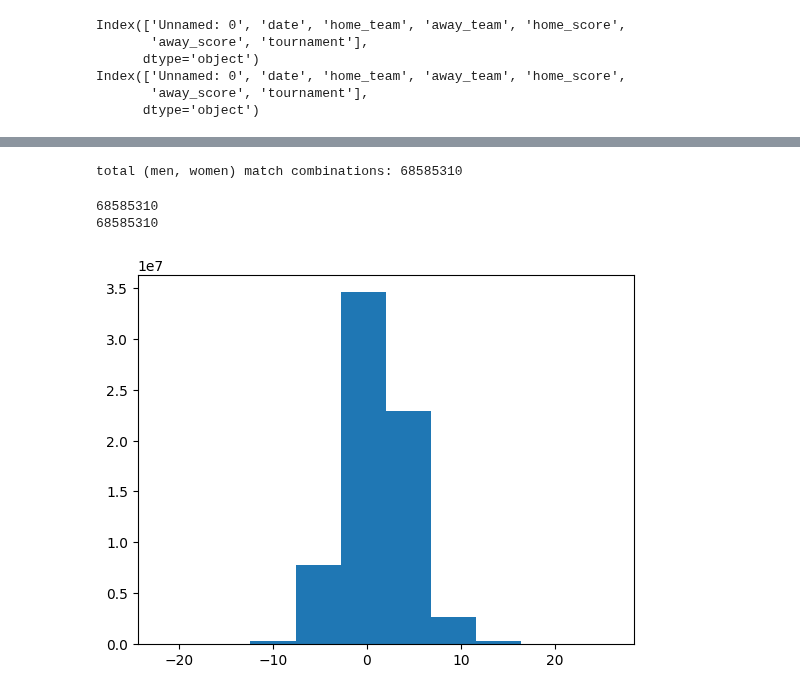
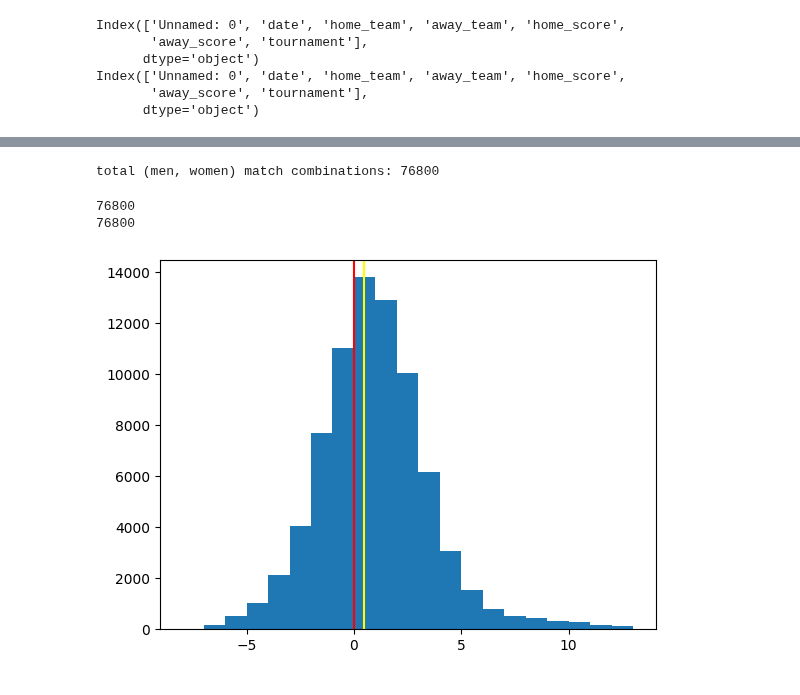
Before and after one commit to MichaelSzczepaniak/DataCamp, a Jupyter notebook: Tracks/Associate Data Scientist/31 Project 8 - Hypothesis Testing with Men's and Women's Soccer Matches/HypTestingPython.ipynb, the cells around one changed output, grey strips where cells are left out. Drawn from its saved outputs; the diff is of its cells as text; code cells hidden in the pictures.

Commit message:
finish fifa hypothesis testing project, update readme

```diff
--- a/Tracks/Associate Data Scientist/31 Project 8 - Hypothesis Testing with Men's and Women's Soccer Matches/HypTestingPython.ipynb
+++ b/Tracks/Associate Data Scientist/31 Project 8 - Hypothesis Testing with Men's and Women's Soccer Matches/HypTestingPython.ipynb
@@ -65,0 +98,6 @@ shape AFTER removing qualifier matches: (23009, 7)
+# %%
+# remove all rows of qualification matches
+print(f"shape BEFORE removing qualification matches: {df_all.shape}")
+df_all = df_all.loc[df_all['tournament'].isin(non_quals.index)].copy()
+print(f"shape AFTER removing qualification matches: {df_all.shape}")
+df_all.head()
@@ -65,0 +115,5 @@ shape AFTER removing qualifier matches: (23009, 7)
+# %%
+print(df_all["tournament"].value_counts()["FIFA World Cup"])  # 584
+df_all_fifa = df_all[df_all['tournament'] == "FIFA World Cup"].copy()  # avoids SettingWithCopyWarning 2 cells down
+print(df_all_fifa.shape)  # should be 584
+df_all_fifa["gender"].value_counts()  # not horribly lopsided...
@@ -66,9 +127,11 @@ shape AFTER removing qualifier matches: (23009, 7)
 # %%
 # add column of total goals scored needed for comparison
-df_all["total_goals"] = df_all['home_score'] + df_all['away_score']
+df_all_fifa["total_goals"] = df_all_fifa['home_score'] + df_all_fifa['away_score']
 
-print(df_all[df_all["gender"] == "men"].describe(), '\n')    # 19490
-print(df_all[df_all["gender"] == "women"].describe(), '\n')  #  3519
+print(df_all_fifa[df_all_fifa["gender"] == "men"].describe(), '\n')    # 384
+print(df_all_fifa[df_all_fifa["gender"] == "women"].describe(), '\n')  # 200
 
-df_all.head()
+# df_all_fifa.to_csv("./data/df_fifa.csv")
+
+df_all_fifa.head()
 # %% [output]
@@ -100,29 +197,37 @@ max      21.000000    24.000000    26.000000
 # %%
-total_men_women_match_combinations = 19490 * 3519
+total_men_women_match_combinations = 384 * 200
 print(f"total (men, women) match combinations: {total_men_women_match_combinations}")
 # %% [output]
-total (men, women) match combinations: 68585310
+total (men, women) match combinations: 76800
 # %%
-import matplotlib.pyplot as plt
 import itertools
+import numpy as np
+# Cartesian product of all men and women matches
 total_women_men_match_scores = tuple(
     itertools.product(
-        df_all[df_all["gender"] == "women"]['total_goals'],
-        df_all[df_all["gender"] == "men"]['total_goals']
+        df_all_fifa[df_all_fifa["gender"] == "women"]['total_goals'],
+        df_all_fifa[df_all_fifa["gender"] == "men"]['total_goals']
     )
 )
 
 score_diffs = [x[0] - x[1] for x in total_women_men_match_scores]
 
-print(len(total_men_women_match_scores))  # should be 68585310, check
-print(len(score_diffs))                   # should be 68585310, check
+bin_intervals = list(range(min(score_diffs), max(score_diffs)+1))
 
-# What the distribution of these diff look like?
+print(len(total_women_men_match_scores))  # should be 76800, check
+print(len(score_diffs))                   # should be 76800, check
+
+# What does the distribution of these diff look like?
 fig, ax = plt.subplots()
 ax.hist(score_diffs,
-        label="score diffs")
+        label="score diffs",
+        bins=bin_intervals)
+# add reference lines
+act_mean_cart = np.mean(score_diffs)
+plt.axvline(x=act_mean_cart, color='yellow')  # actual mean
+plt.axvline(x=0, color='red')            # hypothesized mean
 plt.show()
 # %% [output]
-68585310
-68585310
+76800
+76800
-[figure, old version]
+[figure, new version]
```
Also changed, not shown: parts of 28 cells of this notebook, 2 other files.
